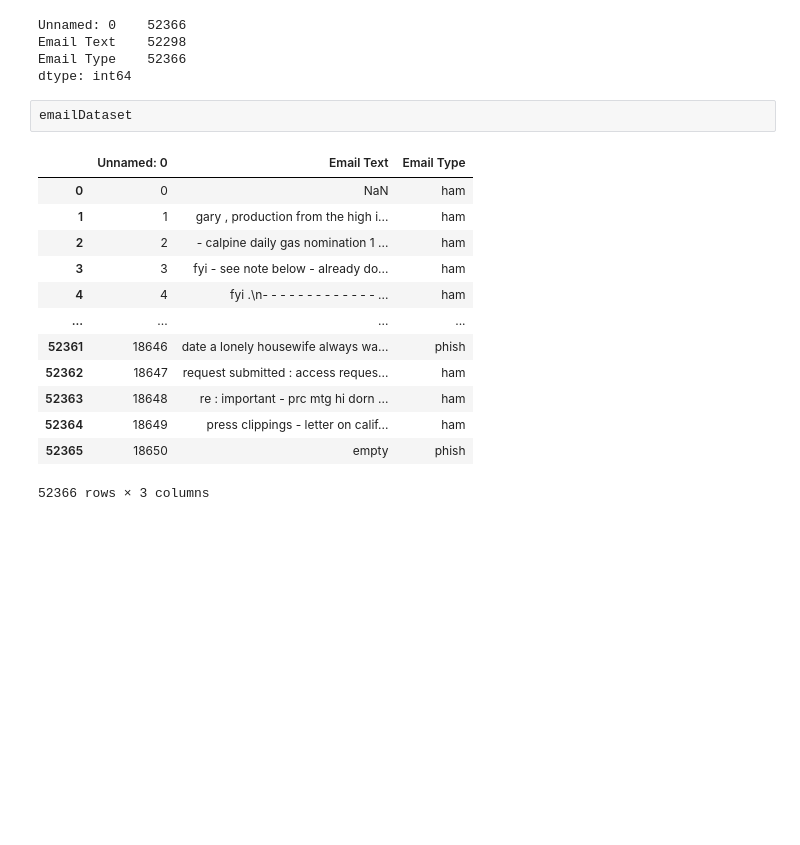
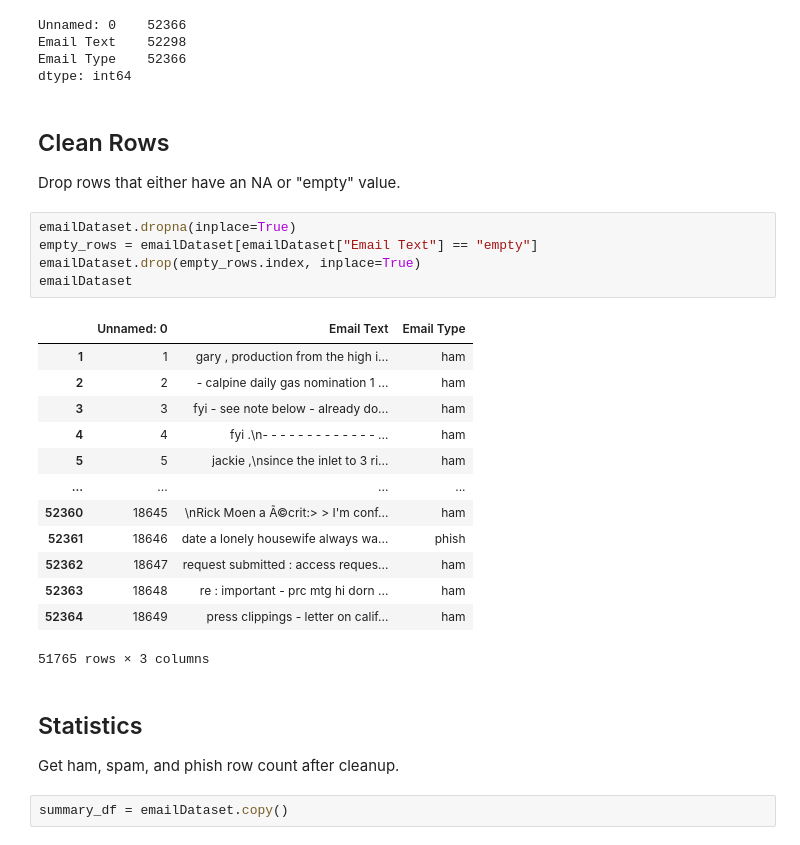
Before and after one commit to Prokope45/PsyberWatch, a Jupyter notebook: 1. Exploratory Analysis.ipynb, the cells around one changed output. Saved outputs shown, nothing was run; the diff lists cells and outputs as text; blank space fills up the shorter version.

```diff
--- a/1. Exploratory Analysis.ipynb
+++ b/1. Exploratory Analysis.ipynb
@@ -120,19 +127,30 @@ Unnamed: 0    52366
 Email Text    52298
 Email Type    52366
 dtype: int64
+# %% [markdown]
+## Clean Rows
+Drop rows that either have an NA or "empty" value.
 # %%
+emailDataset.dropna(inplace=True)
+empty_rows = emailDataset[emailDataset["Email Text"] == "empty"]
+emailDataset.drop(empty_rows.index, inplace=True)
 emailDataset
 # %% [output]
 |  | Unnamed: 0 | Email Text | Email Type |
-| 0 | 0 | NaN | ham |
 | 1 | 1 | gary , production from the high i... | ham |
 | 2 | 2 | - calpine daily gas nomination 1 ... | ham |
 | 3 | 3 | fyi - see note below - already do... | ham |
 | 4 | 4 | fyi .\n- - - - - - - - - - - - - ... | ham |
+| 5 | 5 | jackie ,\nsince the inlet to 3 ri... | ham |
 | ... | ... | ... | ... |
+| 52360 | 18645 | \nRick Moen a Ã©crit:> > I'm conf... | ham |
 | 52361 | 18646 | date a lonely housewife always wa... | phish |
 | 52362 | 18647 | request submitted : access reques... | ham |
 | 52363 | 18648 | re : important - prc mtg hi dorn ... | ham |
 | 52364 | 18649 | press clippings - letter on calif... | ham |
-| 52365 | 18650 | empty | phish |
-52366 rows × 3 columns
+51765 rows × 3 columns
+# %% [markdown]
+## Statistics
+Get ham, spam, and phish row count after cleanup.
+# %%
+summary_df = emailDataset.copy()
```
Also changed, not shown: parts of 16 cells of this notebook, 3 other files.
